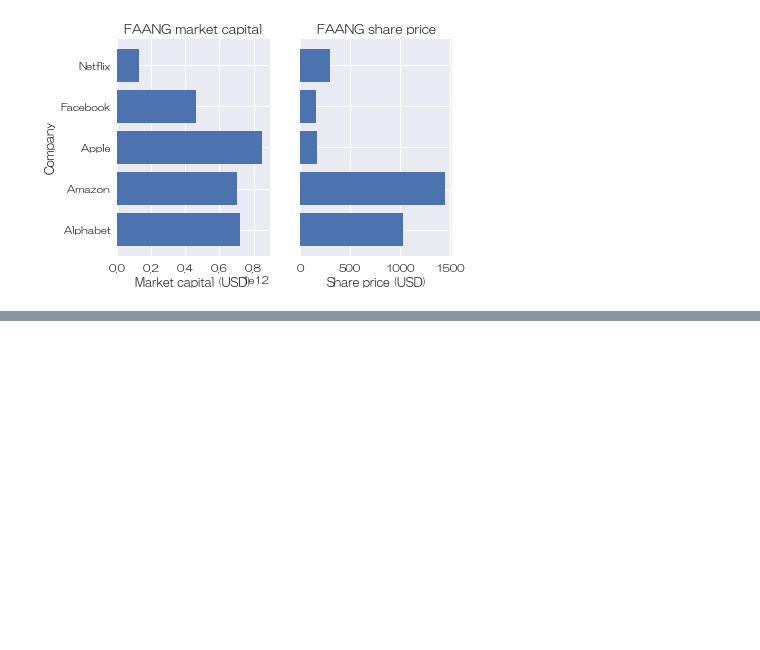
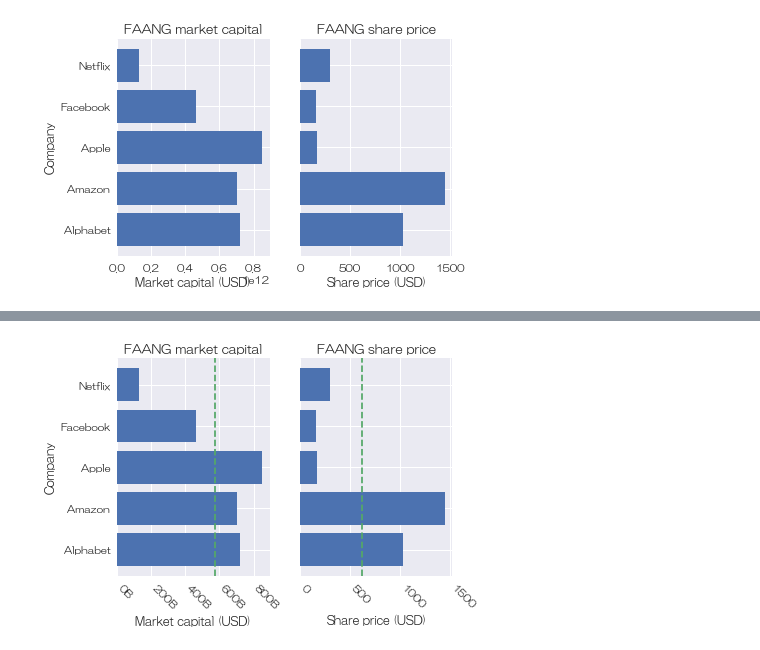
Before and after one commit to kyatasshi/Matplotlib, a Jupyter notebook: Matplotlib.ipynb, the cells around one changed output, grey strips where cells are left out. Cells and saved outputs as stored; diff of their text form; code cells hidden in the pictures; blank space fills up the shorter version.

```diff
--- a/Matplotlib.ipynb
+++ b/Matplotlib.ipynb
@@ -244,0 +268,26 @@ Text(0,0.5,'Company')
+# %%
+fig, axes = plt.subplots(1, 2, sharey=True)
+axes[0].barh(names, market_capitals)
+axes[1].barh(names, share_prices)
+
+kws = {'color': 'C1', 'linestyle': 'dashed'}
+
+axes[0].axvline(np.mean(market_capitals), **kws)
+axes[1].axvline(np.mean(share_prices), **kws)
+
+for ax in axes:
+    ax.grid(axis='x', zorder=0)
+    for label in ax.get_xticklabels():
+        label.set_rotation(-45)
+        label.set_horizontalalignment('left')
+
+axes[0].set_title('FAANG market capital')
+axes[1].set_title('FAANG share price')
+
+axes[0].set_xlabel('Market capital (USD)')
+axes[1].set_xlabel('Share price (USD)')
+axes[0].set_ylabel('Company')
+
+axes[0].xaxis.set_major_formatter(FuncFormatter(capital_in_billion))
+# %% [output]
+[figure, added]
```
Also changed, not shown: parts of 20 cells of this notebook.
